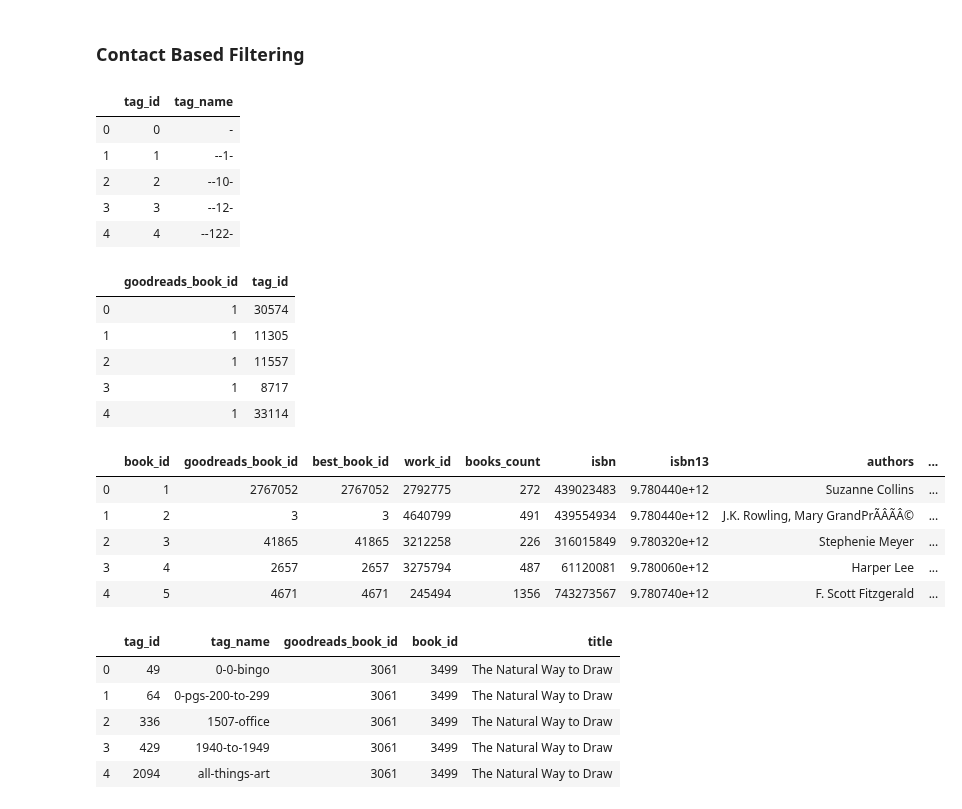
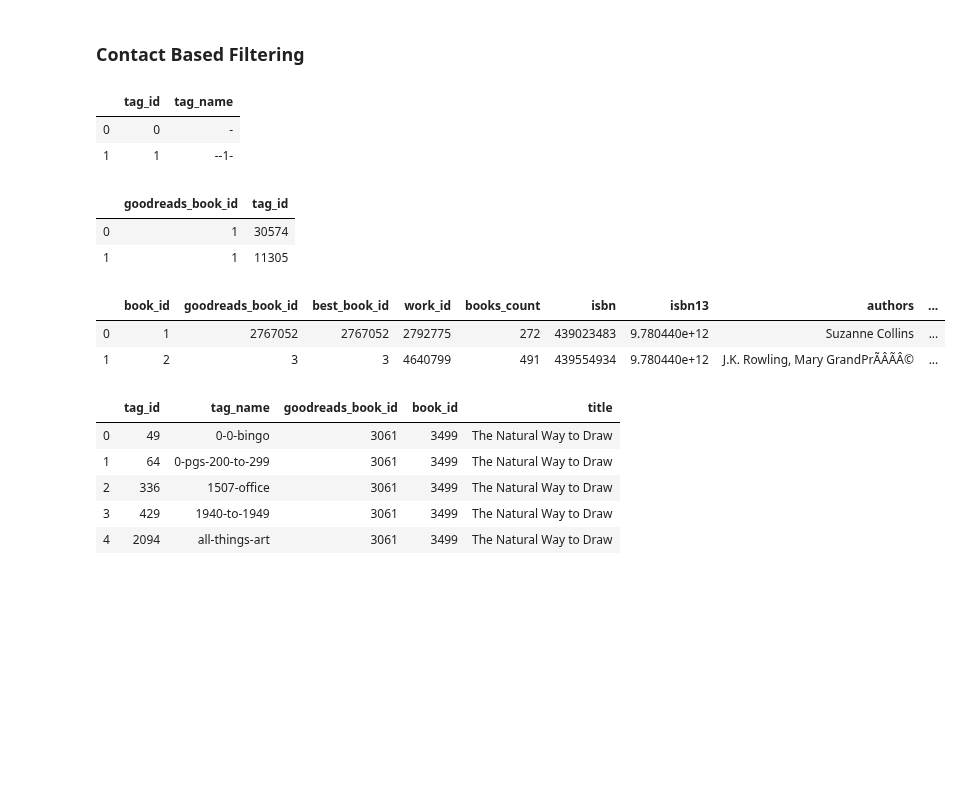
Before and after one commit to Lea1612/AI_Recommender_Systems, a Jupyter notebook: Notebook.ipynb, the cells around one changed output. Drawn from its saved outputs; the diff is of its cells as text; code cells hidden in the pictures; blank space fills up the shorter version.

```diff
--- a/Notebook.ipynb
+++ b/Notebook.ipynb
@@ -337,25 +338,19 @@ recommendations_by_user.head(10)
 # %% [markdown]
 ### Contact Based Filtering
 # %%
-tags_df.head()
+tags_df.head(2)
 # %% [output]
 |  | tag_id | tag_name |
 | 0 | 0 | - |
 | 1 | 1 | --1- |
-| 2 | 2 | --10- |
-| 3 | 3 | --12- |
-| 4 | 4 | --122- |
 # %%
-books_tags_df.head()
+books_tags_df.head(2)
 # %% [output]
 |  | goodreads_book_id | tag_id |
 | 0 | 1 | 30574 |
 | 1 | 1 | 11305 |
-| 2 | 1 | 11557 |
-| 3 | 1 | 8717 |
-| 4 | 1 | 33114 |
 # %%
-books_df.head()
+books_df.head(2)
 # %% [output]
 |  | book_id | goodreads_book_id | best_book_id | work_id | books_count | isbn | isbn13 | authors | ... |
 | 0 | 1 | 2767052 | 2767052 | 2792775 | 272 | 439023483 | 9.780440e+12 | Suzanne Collins | ... |
@@ -363,6 +358,3 @@ books_df.head()
-| 2 | 3 | 41865 | 41865 | 3212258 | 226 | 316015849 | 9.780320e+12 | Stephenie Meyer | ... |
-| 3 | 4 | 2657 | 2657 | 3275794 | 487 | 61120081 | 9.780060e+12 | Harper Lee | ... |
-| 4 | 5 | 4671 | 4671 | 245494 | 1356 | 743273567 | 9.780740e+12 | F. Scott Fitzgerald | ... |
 # %%
 b_t_df = pd.merge(tags_df, books_tags_df, on='tag_id', how='inner')
 b_t_df = pd.merge(b_t_df, books_df[['book_id','goodreads_book_id','title']], on='goodreads_book_id', how='inner')
```
Also changed, not shown: parts of 4 cells of this notebook, 1 other file.
